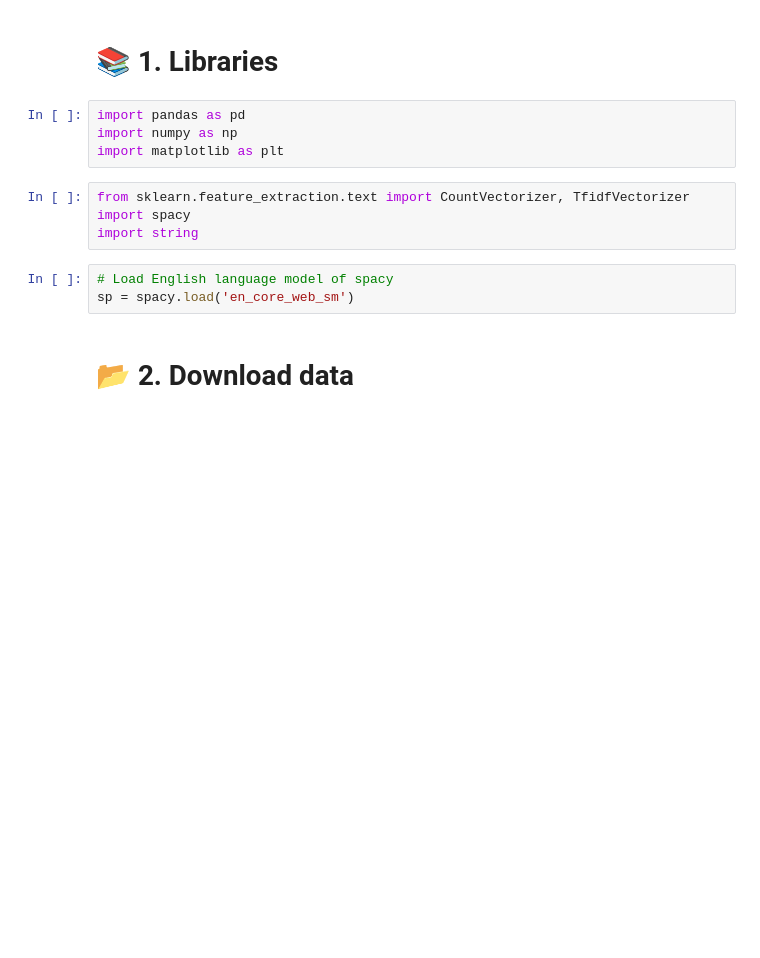
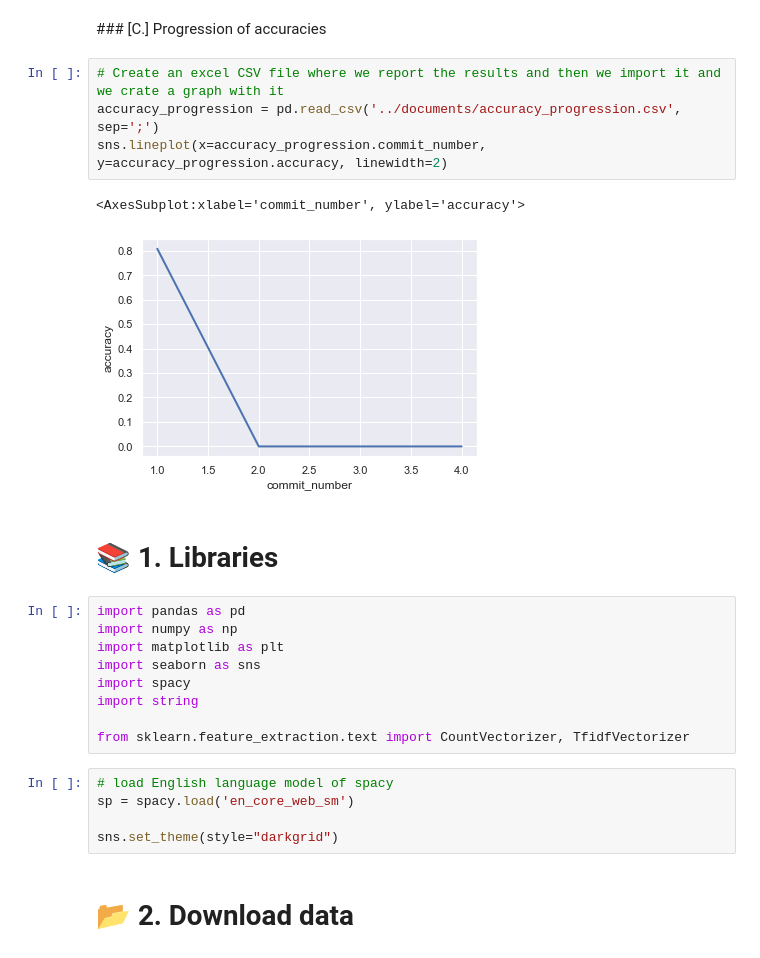
Before and after one commit to loicrouillermonay/DMML2020_Rolex, a Jupyter notebook: code/DMML2020_Rolex.ipynb, the cells around one changed output. Cells and saved outputs as stored; diff of their text form; blank space fills up the shorter version.

```diff
--- a/code/DMML2020_Rolex.ipynb
+++ b/code/DMML2020_Rolex.ipynb
@@ -28,16 +29,28 @@ Real or Not? NLP with Disaster Tweets: Machine Learning model that can predict w
+# %% [markdown]
+### [C.] Progression of accuracies
+# %%
+# Create an excel CSV file where we report the results and then we import it and we crate a graph with it
+accuracy_progression = pd.read_csv('../documents/accuracy_progression.csv', sep=';')
+sns.lineplot(x=accuracy_progression.commit_number, y=accuracy_progression.accuracy, linewidth=2)
+# %% [output]
+<AxesSubplot:xlabel='commit_number', ylabel='accuracy'>
+[figure, added]
 # %% [markdown]
 # 📚 1. Libraries
 # %%
 import pandas as pd
 import numpy as np
 import matplotlib as plt
+import seaborn as sns
+import spacy
+import string
+
+from sklearn.feature_extraction.text import CountVectorizer, TfidfVectorizer
-# %%
-from sklearn.feature_extraction.text import CountVectorizer, TfidfVectorizer
-import spacy
-import string
 # %%
-# Load English language model of spacy
+# load English language model of spacy
 sp = spacy.load('en_core_web_sm')
+
+sns.set_theme(style="darkgrid")
 # %% [markdown]
 # 📂 2. Download data
 # %%
```
Also changed, not shown: parts of 11 cells of this notebook, 2 other files.
